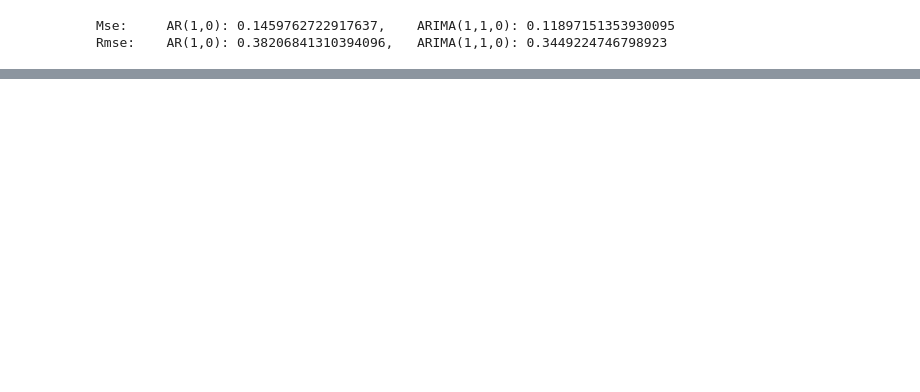
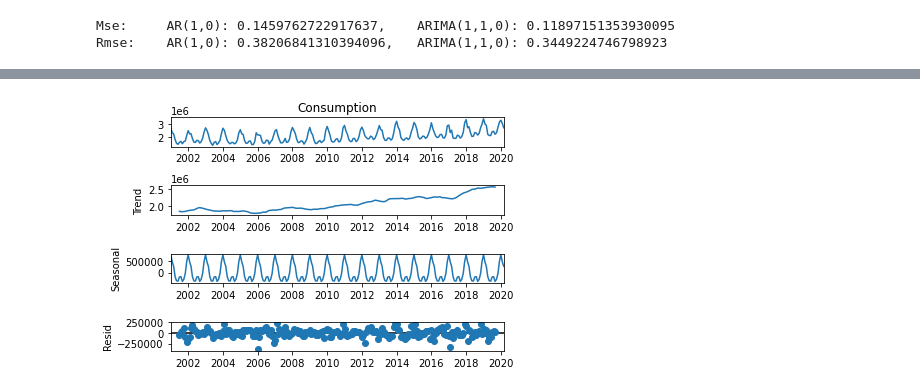
Before and after one commit to Squaess/TimeSeries, a Jupyter notebook: lab5/lab5.ipynb, the cells around one changed output, grey strips where cells are left out. Cells and saved outputs as stored; diff of their text form; code cells hidden in the pictures; blank space fills up the shorter version.

```diff
--- a/lab5/lab5.ipynb
+++ b/lab5/lab5.ipynb
@@ -77,0 +113,5 @@ Rmse:    AR(1,0): 0.38206841310394096,   ARIMA(1,1,0): 0.3449224746798923
+# %%
+seasonal_result = seasonal_decompose(gas_df.Consumption, model="add")
+seasonal_result.plot();
+# %% [output]
+[figure, added]
```
Also changed, not shown: parts of 32 cells of this notebook, 9 other files.
